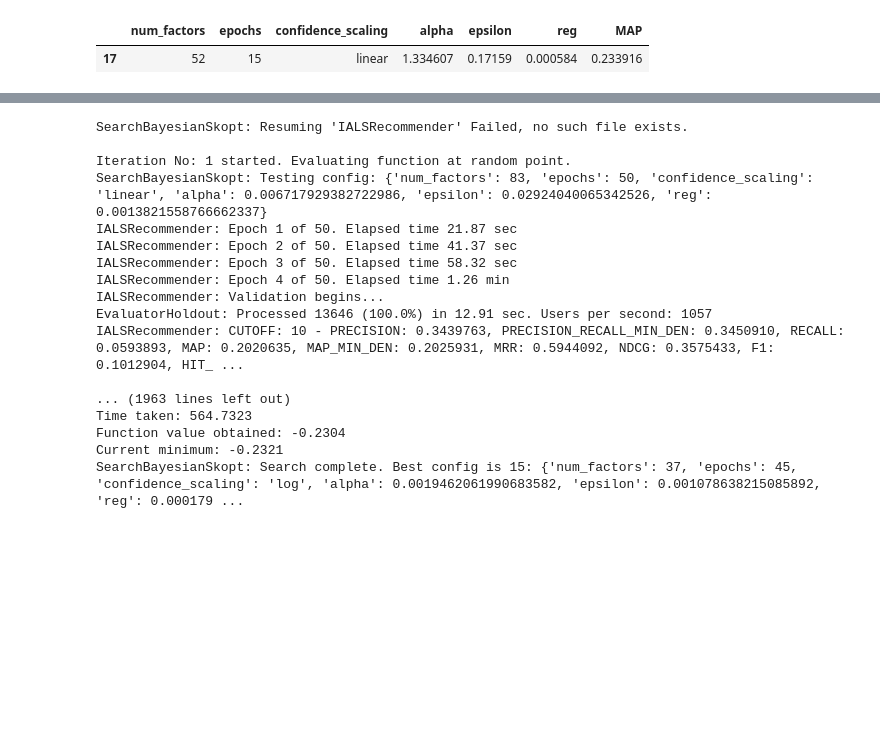
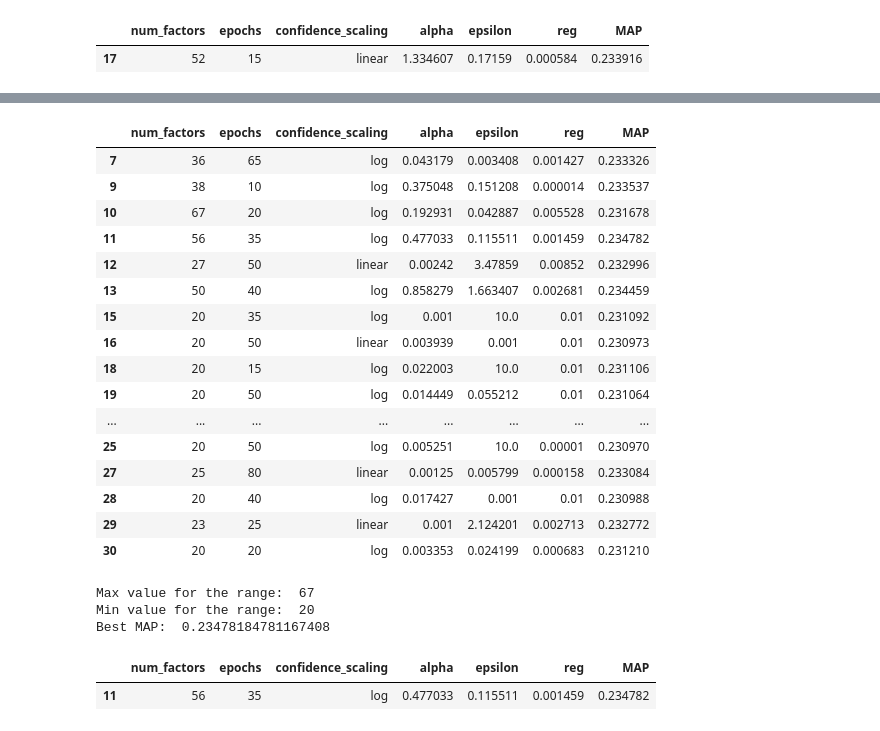
Before and after one commit to AlessioBray/Recommender-Systems-course-challenge, a Jupyter notebook: IALS_optimization.ipynb, the cells around one changed output, grey strips where cells are left out. Saved outputs shown, nothing was run; the diff lists cells and outputs as text; code cells hidden in the pictures; blank space fills up the shorter version.

```diff
--- a/IALS_optimization.ipynb
+++ b/IALS_optimization.ipynb
@@ -89 +262,42 @@ Best MAP:  0.23391613682944476
+# %%
+output_folder_path = "result_experiments/IALS/IALS_AUG_genre_subgenre_channel_range_improved2/"
+
+data_loader = DataIO(folder_path = output_folder_path)
+search_metadata = data_loader.load_data(IALSRecommender.RECOMMENDER_NAME + "_metadata.zip")
+
+hyperparameters_df = search_metadata["hyperparameters_df"]
+result_on_validation_df = search_metadata["result_on_validation_df"]
+
+hyperparameters_df['MAP'] = result_on_validation_df['MAP'].values.tolist()
+
+threshold = 0.23
+
+hyperparameters_df[hyperparameters_df['MAP'] > threshold]
+print('Max value for the range: ', max(hyperparameters_df[hyperparameters_df['MAP'] > threshold].num_factors))
+print('Min value for the range: ', min(hyperparameters_df[hyperparameters_df['MAP'] > threshold].num_factors))
+print('Best MAP: ', max(hyperparameters_df['MAP']))
+hyperparameters_df[max(hyperparameters_df['MAP']) == hyperparameters_df['MAP']]
+# %% [output]
+|  | num_factors | epochs | confidence_scaling | alpha | epsilon | reg | MAP |
+| 7 | 36 | 65 | log | 0.043179 | 0.003408 | 0.001427 | 0.233326 |
+| 9 | 38 | 10 | log | 0.375048 | 0.151208 | 0.000014 | 0.233537 |
+| 10 | 67 | 20 | log | 0.192931 | 0.042887 | 0.005528 | 0.231678 |
+| 11 | 56 | 35 | log | 0.477033 | 0.115511 | 0.001459 | 0.234782 |
+| 12 | 27 | 50 | linear | 0.00242 | 3.47859 | 0.00852 | 0.232996 |
+| 13 | 50 | 40 | log | 0.858279 | 1.663407 | 0.002681 | 0.234459 |
+| 15 | 20 | 35 | log | 0.001 | 10.0 | 0.01 | 0.231092 |
+| 16 | 20 | 50 | linear | 0.003939 | 0.001 | 0.01 | 0.230973 |
+| 18 | 20 | 15 | log | 0.022003 | 10.0 | 0.01 | 0.231106 |
+| 19 | 20 | 50 | log | 0.014449 | 0.055212 | 0.01 | 0.231064 |
+| ... | ... | ... | ... | ... | ... | ... | ... |
+| 25 | 20 | 50 | log | 0.005251 | 10.0 | 0.00001 | 0.230970 |
+| 27 | 25 | 80 | linear | 0.00125 | 0.005799 | 0.000158 | 0.233084 |
+| 28 | 20 | 40 | log | 0.017427 | 0.001 | 0.01 | 0.230988 |
+| 29 | 23 | 25 | linear | 0.001 | 2.124201 | 0.002713 | 0.232772 |
+| 30 | 20 | 20 | log | 0.003353 | 0.024199 | 0.000683 | 0.231210 |
+Max value for the range:  67
+Min value for the range:  20
+Best MAP:  0.23478184781167408
+|  | num_factors | epochs | confidence_scaling | alpha | epsilon | reg | MAP |
+| 11 | 56 | 35 | log | 0.477033 | 0.115511 | 0.001459 | 0.234782 |
 # %%
@@ -106,7 +320,7 @@ from Recommenders.MatrixFactorization.IALSRecommender_implicit import IALSRecomm
 from Recommenders.MatrixFactorization.IALSRecommender import IALSRecommender
 
 runHyperparameterSearch_Collaborative(IALSRecommender,
-                                      URM_train = URM_aug_train,
+                                      URM_train = URM_train,
                                       URM_train_last_test = None,
                                       metric_to_optimize = metric_to_optimize,
                                       cutoff_to_optimize = cutoff_to_optimize,
@@ -119,21 +333,3 @@ runHyperparameterSearch_Collaborative(IALSRecommender,
                                       resume_from_saved = True,
                                       similarity_type_list = None,
                                       parallelizeKNN = True)
-# %% [output]
-SearchBayesianSkopt: Resuming 'IALSRecommender' Failed, no such file exists.
-
-Iteration No: 1 started. Evaluating function at random point.
-SearchBayesianSkopt: Testing config: {'num_factors': 83, 'epochs': 50, 'confidence_scaling': 'linear', 'alpha': 0.006717929382722986, 'epsilon': 0.02924040065342526, 'reg': 0.0013821558766662337}
-IALSRecommender: Epoch 1 of 50. Elapsed time 21.87 sec
-IALSRecommender: Epoch 2 of 50. Elapsed time 41.37 sec
-IALSRecommender: Epoch 3 of 50. Elapsed time 58.32 sec
-IALSRecommender: Epoch 4 of 50. Elapsed time 1.26 min
-IALSRecommender: Validation begins...
-EvaluatorHoldout: Processed 13646 (100.0%) in 12.91 sec. Users per second: 1057
-IALSRecommender: CUTOFF: 10 - PRECISION: 0.3439763, PRECISION_RECALL_MIN_DEN: 0.3450910, RECALL: 0.0593893, MAP: 0.2020635, MAP_MIN_DEN: 0.2025931, MRR: 0.5944092, NDCG: 0.3575433, F1: 0.1012904, HIT_ ...
-
-... (1963 lines left out)
-Time taken: 564.7323
-Function value obtained: -0.2304
-Current minimum: -0.2321
-SearchBayesianSkopt: Search complete. Best config is 15: {'num_factors': 37, 'epochs': 45, 'confidence_scaling': 'log', 'alpha': 0.0019462061990683582, 'epsilon': 0.001078638215085892, 'reg': 0.000179 ...
```
Also changed, not shown: parts of 16 cells of this notebook, 16 other files.
